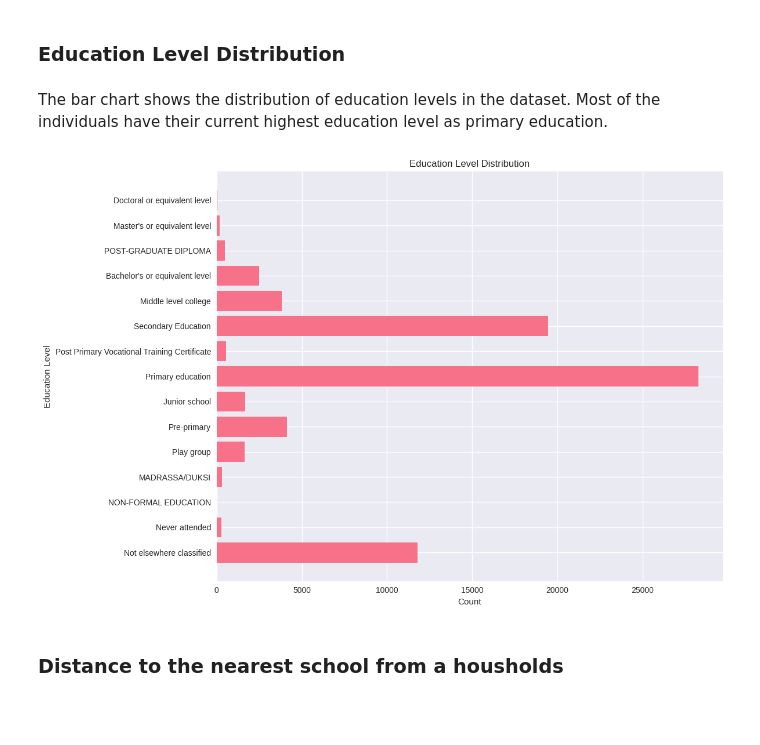
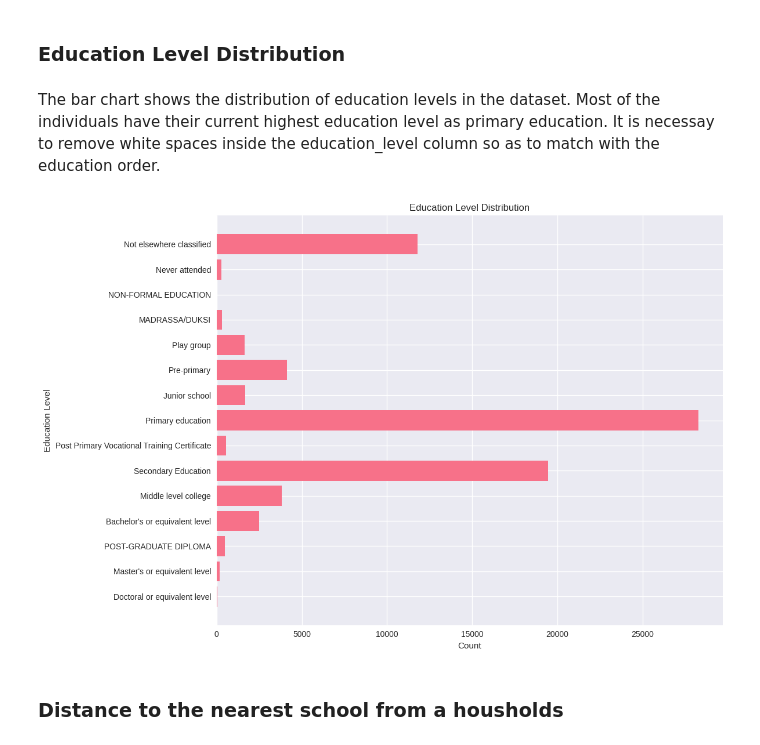
Before and after one commit to silprosa/fynesse_mlfc, a Jupyter notebook: notebooks/Education.ipynb, the cells around one changed output. Cells and saved outputs as stored; diff of their text form; code cells hidden in the pictures; blank space fills up the shorter version.

```diff
--- a/notebooks/Education.ipynb
+++ b/notebooks/Education.ipynb
@@ -348,4 +347,4 @@ This indicates a nearly balanced gender distribution with a slight female majori
 # %% [markdown]
 ### Education Level Distribution
 # %% [markdown]
-The bar chart shows the distribution of education levels in the dataset. Most of the individuals have their current highest education level as primary education.
+The bar chart shows the distribution of education levels in the dataset. Most of the individuals have their current highest education level as primary education. It is necessay to remove white spaces inside the education_level column so as to match with the education order.
@@ -357,14 +351,18 @@ education_levels = ( education_levels.reindex(assess.edu_order.keys()).dropna())
 # %%
+person["education_level"] = person["education_level"].str.strip()
+education_levels = person['education_level'].value_counts().dropna()
+education_levels = ( education_levels.reindex(assess.edu_order.keys()).dropna())
 
 plt.figure(figsize=(12, 8))
 plt.barh(education_levels.index, education_levels.values)
 plt.title('Education Level Distribution')
 plt.xlabel('Count')
 plt.ylabel('Education Level')
+plt.gca().invert_yaxis()
 plt.tight_layout()
 plt.show()
 # %% [output]
-[figure, old version]
+[figure, new version]
 # %% [markdown]
 ### Distance to the nearest school from a housholds
 # %% [markdown]
```
Also changed, not shown: parts of 58 cells of this notebook.
